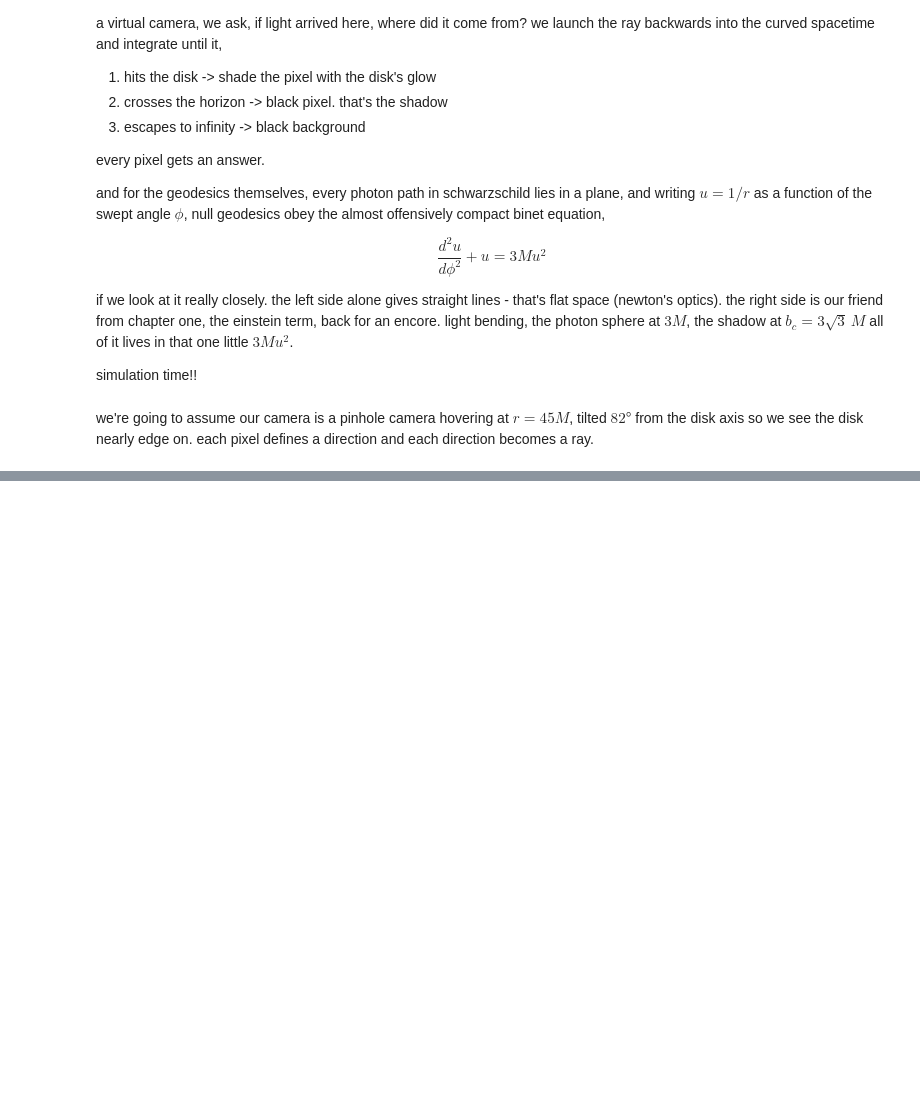
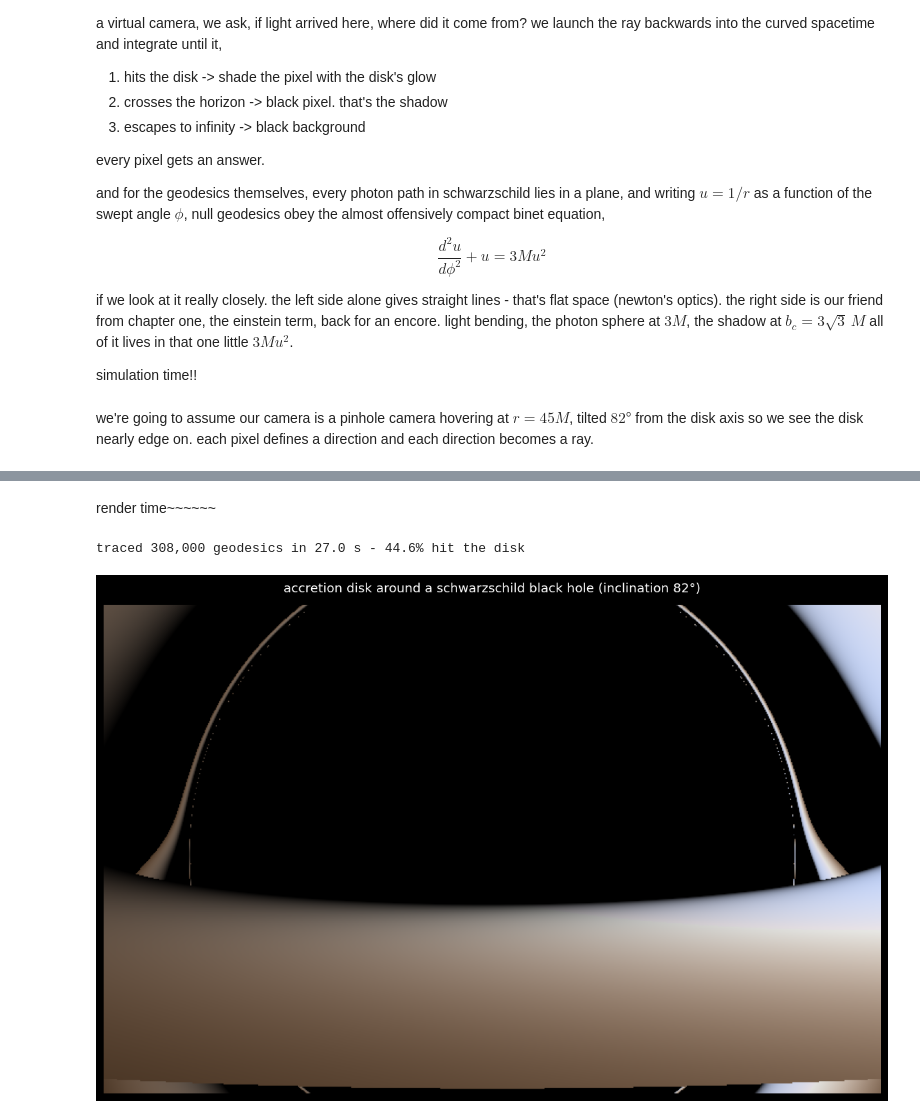
Before and after one commit to nicomii/gravity-lab, a Jupyter notebook: black-hole/chapter3-feeding-a-bh.ipynb, the cells around one changed output, grey strips where cells are left out. Drawn from its saved outputs; the diff is of its cells as text; code cells hidden in the pictures; blank space fills up the shorter version.

```diff
--- a/black-hole/chapter3-feeding-a-bh.ipynb
+++ b/black-hole/chapter3-feeding-a-bh.ipynb
@@ -79,0 +206,20 @@ def camera_rays(width, height, r_cam=45.0, incl_deg=82.0, fov_deg=17.0):
+# %% [markdown]
+render time~~~~~~
+# %%
+W, H = 700, 440
+t0 = time.time()
+cam, dirs = camera_rays(W, H, r_cam=45, incl_deg=82, fov_deg=17)
+hit_r, Lz = trace(cam, dirs)
+img, g_fac, hit_mask = shade(hit_r, Lz, (H, W))
+print(f"traced {W*H:,} geodesics in {time.time()-t0:.1f} s - "
+      f"{100*(~np.isnan(hit_r)).mean():.1f}% hit the disk")
+
+plt.figure(figsize=(11, 7), facecolor='black')
+plt.imshow(img, origin='lower')
+plt.axis('off')
+plt.title("accretion disk around a schwarzschild black hole (inclination 82°)",
+          color='white', pad=12)
+plt.tight_layout(); plt.show()
+# %% [output]
+traced 308,000 geodesics in 27.0 s - 44.6% hit the disk
+[figure, added]
```
Also changed, not shown: parts of 11 cells of this notebook.
